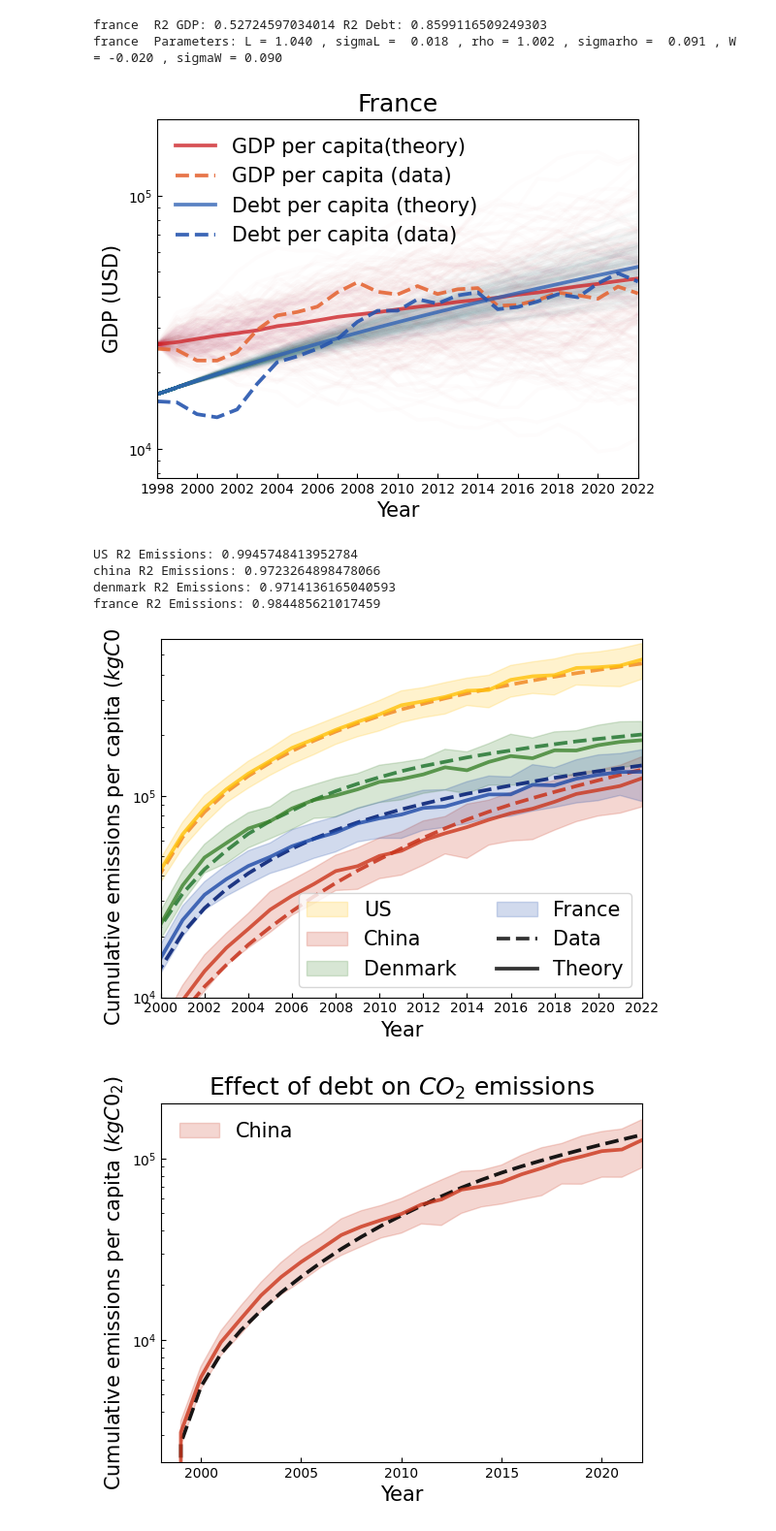
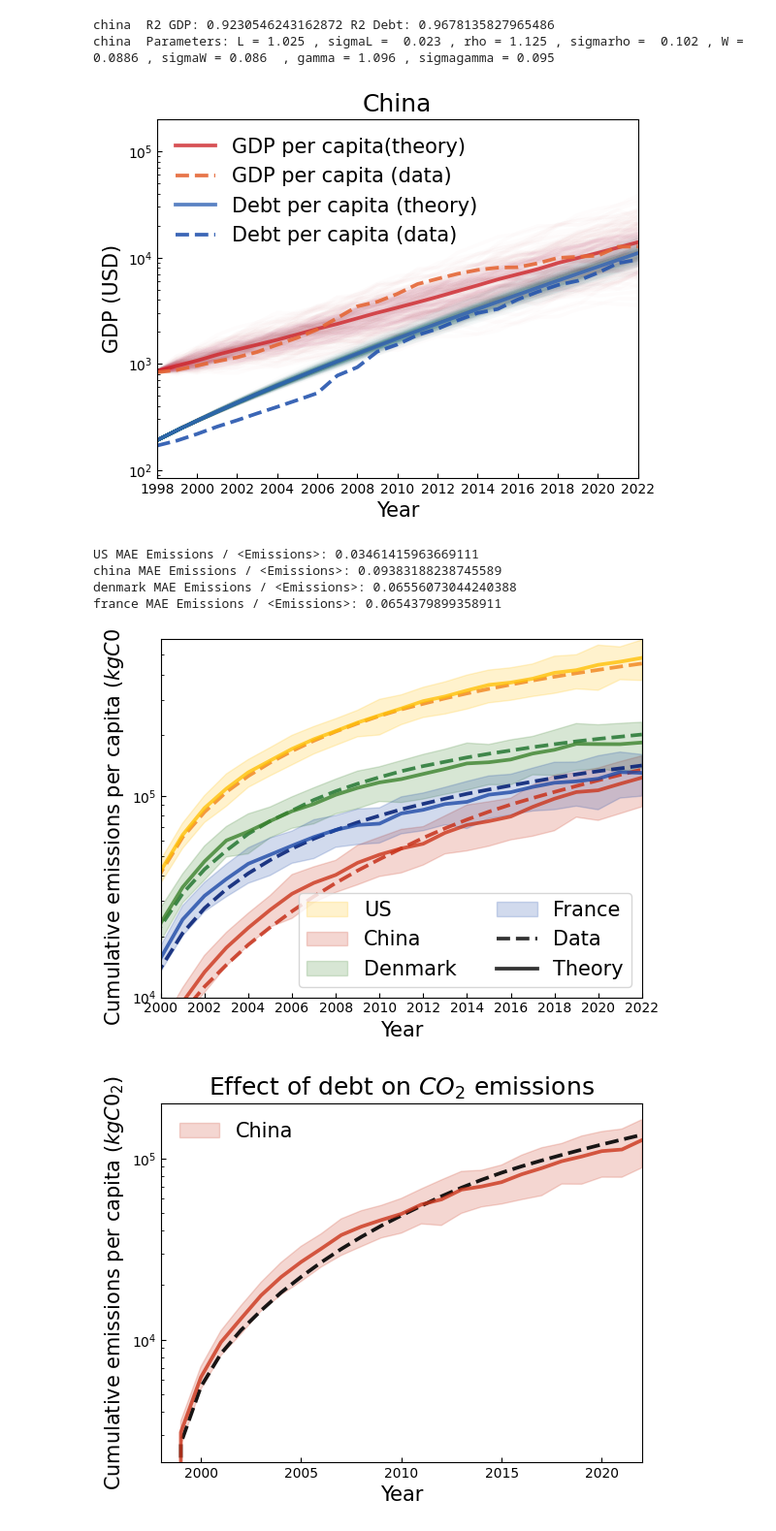
Before and after one commit to barnabeledoux/Gambling-with-carbon, a Jupyter notebook: main_countries.ipynb, the cells around one changed output. Shown at 97% size. Saved outputs shown, nothing was run; the diff lists cells and outputs as text; code cells hidden in the pictures.

```diff
--- a/main_countries.ipynb
+++ b/main_countries.ipynb
@@ -17,8 +17,9 @@ cd = os.getcwd()
 # %%
 ## GDP and Debt ##
 
-country = "france" #Pick the country among US, china, denmark, france
+country = "china" #Pick the country among US, china, denmark, france
 duration = 25 #Duration in years
+R2calc = True #If True, calculate R2, else calculate MAE
 
 ##DATA##
 #For US
@@ -86,6 +87,7 @@ L = np.mean(levlist) #Average leverage
 rho = np.mean(rholist) #Average interest rate
 meanW = np.mean(np.log(1.+rlist)) #Mean of the log of the implicit growth rate
 sigW = np.std(np.log(1.+rlist)) #Standard deviation of the log of the implicit growth rate
+meangamma, siggamma = np.mean(1.+rlist), np.std(1.+rlist) #Mean and standard deviation of the intrinsic growth rate
 inidebt = debtpercapitalist[0] #Initial debt per capita
 
 for i in range(rep):
@@ -98,40 +100,49 @@ for i in range(rep):
     avgdebt += debt
     avglogdebt += np.log(debt)
     ax1.plot(firstyear+tflist, GDP, lw = 2.7, alpha = 2./rep, c=cmapphase(0.1))
     ax1.plot(firstyear+tflist, debt, lw = 2.7, alpha = 2./rep, c=cmapphase(0.67))
 
 avgGDP = avgGDP/rep
 avglogGDP = avglogGDP/rep
-R2GDP = 1.-np.sum((GDPpercapitalist - avgGDP)**2)/np.sum((GDPpercapitalist - np.mean(GDPpercapitalist))**2)
+if R2calc:
+    R2GDP = 1.-np.sum((GDPpercapitalist - avgGDP)**2)/np.sum((GDPpercapitalist - np.mean(GDPpercapitalist))**2)
+else:
+    MAEGDP = np.sum(np.abs(GDPpercapitalist - avgGDP))/len(GDPpercapitalist)
 #ax1.text(firstyear+duration-7, GDP[-1]*6.5, r'$R^2={}$'.format(str(R2GDP)[:4]), fontsize=18, color=cmapphase(0.15))
 ax1.plot(firstyear+tflist, avgGDP, lw = 2.7, alpha = 0.8, c=cmapphase(0.15), label=r'GDP per capita(theory)')
 ax1.plot(firstyear+tflist, GDPpercapitalist, lw = 2.7, alpha = 0.9, ls='--', c=cmapphase(0.07), label=r'GDP per capita (data)') #[sum(GDPlist[:i]) for i in tflist]
 
 avgdebt = avgdebt/rep
 avglogdebt = avglogdebt/rep
-R2debt = 1.-np.sum((debtpercapitalist - avgdebt)**2)/np.sum((debtpercapitalist - np.mean(debtpercapitalist))**2)
+if R2calc:
+    R2debt = 1.-np.sum((debtpercapitalist - avgdebt)**2)/np.sum((debtpercapitalist - np.mean(debtpercapitalist))**2)
+else:
+    MAEdebt = np.sum(np.abs(debtpercapitalist - avgdebt))/len(debtpercapitalist)
 #ax1.text(firstyear+duration-8, debt[-14], r'$R^2={}$'.format(str(R2debt)[:4]), fontsize=18, color=cmapphase(0.7))
 ax1.plot(firstyear+tflist, avgdebt, lw = 2.7, alpha = 0.8, c=cmapphase(0.7), label=r'Debt per capita (theory)')
 ax1.plot(firstyear+tflist, debtpercapitalist, lw = 2.7, alpha = 0.9, ls='--', c=cmapphase(0.73), label=r'Debt per capita (data)') #[sum(debtpercaplist[:i]) for i in tflist]
 
-print(country, ' R2 GDP:', R2GDP, 'R2 Debt:', R2debt)
-print(country, ' Parameters: L =', str(L)[:5], ', sigmaL = ', str(np.std(levlist))[:5], ', rho =', str(rho)[:5], ', sigmarho = ', str(np.std(rholist))[:5], ', W =', str(meanW)[:6], ', sigmaW =', str(sigW)[:5])
+if R2calc:
+    print(country, ' R2 GDP:', R2GDP, 'R2 Debt:', R2debt)
+else:
+    print(country, ' MAE GDP / <GDP>:', MAEGDP/np.mean(GDPpercapitalist), 'MAE Debt / <Debt>:', MAEdebt/np.mean(debtpercapitalist))
+print(country, ' Parameters: L =', str(L)[:5], ', sigmaL = ', str(np.std(levlist))[:5], ', rho =', str(rho)[:5], ', sigmarho = ', str(np.std(rholist))[:5], ', W =', str(meanW)[:6], ', sigmaW =', str(sigW)[:5], ' , gamma =', str(meangamma)[:5], ', sigmagamma =', str(siggamma)[:5])
 
 ax1.legend(fontsize=15, loc='best', frameon=False)
 ax1.set_xlabel(r'Year', fontsize=15)
 ax1.set_ylabel(r'GDP (USD)', fontsize=15)
 ax1.margins(x=0)
 ax1.set_yscale('log')
 #ax1.set_xlim(firstyear+2, 2022)
 ax1.set_xticks([firstyear+i for i in range(0, duration+1, 2)])
 ax1.set_ylim(inidebt/2,2E5)
 ax1.set_title(title, fontsize=18)
 ax1.tick_params(direction='in', which='both')
 fig1.savefig(cd + '/results/GDP_data'+country+'.pdf')
 # %% [output]
-france  R2 GDP: 0.52724597034014 R2 Debt: 0.8599116509249303
-france  Parameters: L = 1.040 , sigmaL =  0.018 , rho = 1.002 , sigmarho =  0.091 , W = -0.020 , sigmaW = 0.090
+china  R2 GDP: 0.9230546243162872 R2 Debt: 0.9678135827965486
+china  Parameters: L = 1.025 , sigmaL =  0.023 , rho = 1.125 , sigmarho =  0.102 , W = 0.0886 , sigmaW = 0.086  , gamma = 1.096 , sigmagamma = 0.095
-[figure, old version]
+[figure, new version]
 # %%
 #all countries#
 ## Integrated emissions ##
@@ -139,6 +150,7 @@ france  Parameters: L = 1.040 , sigmaL =  0.018 , rho = 1.002 , sigmarho =  0.09
 temp = False
 countries = ['US', 'china', 'denmark', 'france']
 duration = 25 #Duration in years
+R2calc = False #If True, calculate R2, else calculate MAE
 
 title = r'Effect of debt on $CO_2$ emissions'
 fig1 = plt.figure()
@@ -198,8 +210,13 @@ for n, country in enumerate(countries):
     ax1.plot(firstyear+tflist, avgEm, lw = 2.7, alpha = 0.8, c=cmapphase(n/4))
     ax1.fill_between(firstyear+tflist, avgEm - stdsqr, avgEm + stdsqr, color=cmapphase(n/4), alpha=0.2, label=str.upper(country[0]) + country[1:]) #Standard deviation from stochasticity
 
-    R2em = 1. - np.sum((np.array([sum(Emperyearlist[:i]) for i in tflist]) - avgEm)**2)/np.sum((np.array([sum(Emperyearlist[:i]) for i in tflist]) - np.mean(np.array([sum(Emperyearlist[:i]) for i in tflist])))**2)
-    print(country, 'R2 Emissions:', R2em)
+    if R2calc:
+        R2em = 1. - np.sum((np.array([sum(Emperyearlist[:i]) for i in tflist]) - avgEm)**2)/np.sum((np.array([sum(Emperyearlist[:i]) for i in tflist]) - np.mean(np.array([sum(Emperyearlist[:i]) for i in tflist])))**2)
+        print(country, 'R2 Emissions:', R2em)
+    else:
+        MAEem = np.sum(np.abs(np.array([sum(Emperyearlist[:i]) for i in tflist]) - avgEm))/len(Emperyearlist)
+        print(country, 'MAE Emissions / <Emissions>:', MAEem/np.mean(np.array([sum(Emperyearlist[:i]) for i in tflist])))
+
 
 ylimmin, ylimmax = 1E4, 6E5
 ax1.plot(0, 0, lw = 2.7, ls='--', alpha = 0.8, c='black', label = 'Data')
@@ -223,11 +240,11 @@ ax1.set_xticks([firstyear+i for i in range(2, duration+1, 2)])
 ax1.tick_params(direction='in', which='both')
 fig1.savefig(cd + '/results/emissions_data_all.pdf')
 # %% [output]
-US R2 Emissions: 0.9945748413952784
-china R2 Emissions: 0.9723264898478066
-denmark R2 Emissions: 0.9714136165040593
-france R2 Emissions: 0.984485621017459
+US MAE Emissions / <Emissions>: 0.03461415963669111
+china MAE Emissions / <Emissions>: 0.09383188238745589
+denmark MAE Emissions / <Emissions>: 0.06556073044240388
+france MAE Emissions / <Emissions>: 0.0654379899358911
-[figure, old version]
+[figure, new version]
 # %%
 ## Integrated emissions for single countries##
 
```
Also changed, not shown: parts of 2 cells of this notebook.
